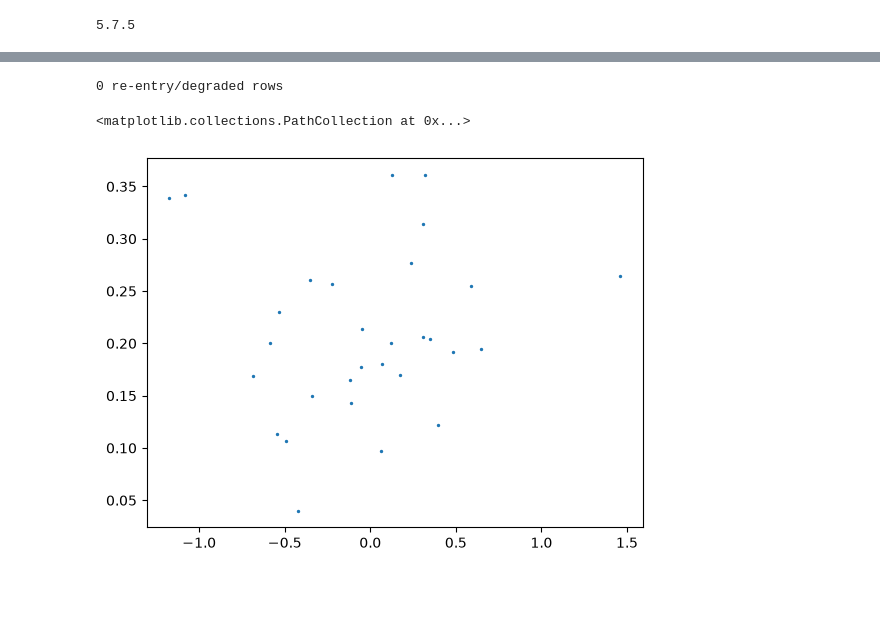
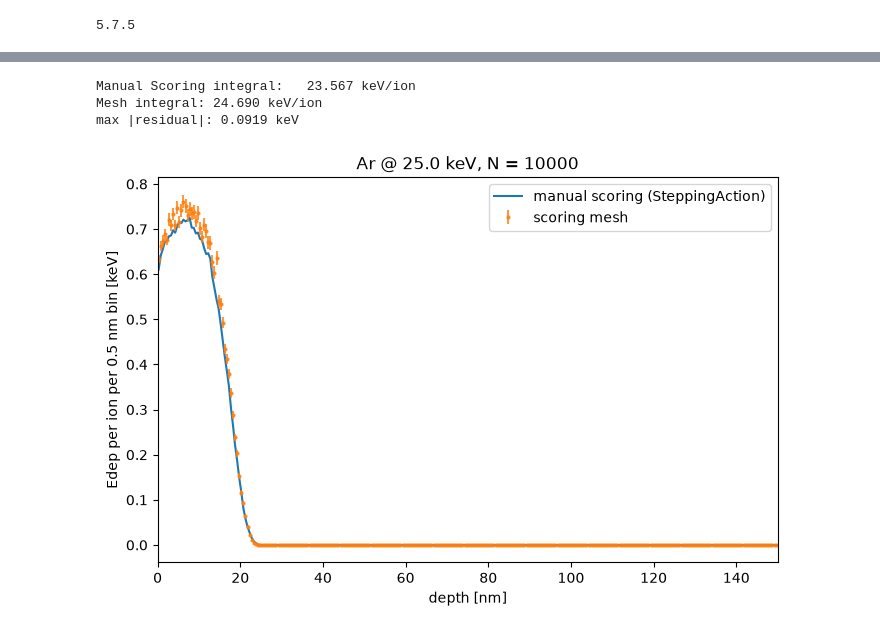
Before and after one commit to Abdul-Nosirrom/KACST_AmorphousCarbonStudy_Geant4, a Jupyter notebook: analysis/edep_analysis.ipynb, the cells around one changed output, grey strips where cells are left out. Drawn from its saved outputs; the diff is of its cells as text; code cells hidden in the pictures; blank space fills up the shorter version.

```diff
--- a/analysis/edep_analysis.ipynb
+++ b/analysis/edep_analysis.ipynb
@@ -20,10 +23,9 @@ Text(0, 0.5, 'Edep per ion per 0.5 nm bin [keV]')
 # %%
-# Beam scatter + phase space
-b = f["beam"].arrays(library="np")
-print(b["x"].size);
-fig, ax = plt.subplots(1, 2, figsize=(10,4))
-ax[0].scatter(b["x"], b["y"], s=2);  ax[0].set(xlabel="x [mm]", ylabel="y [mm]", title="spot")
-ax[1].scatter(b["x"], b["xp"], s=2); ax[1].set(xlabel="x [mm]", ylabel="x' [mrad]", title="x phase space")
-plt.show()
-
-# do gaussian fit & energy distribution
+# ---------- Mesh CSV ----------
+d = np.loadtxt("../edep_mesh.csv", delimiter=",", comments="#")
+# columns: iX, iY, depth, total(value)[keV], total(val^2), entries
+depth    = d[:, 2].astype(int)
+mesh_keV = d[:, 3] / N                               # already keV; per ion
+order    = np.argsort(depth)                        # guarantee depth order
+depth, mesh_keV = depth[order], mesh_keV[order]
+mesh_z   = (depth + 0.5) * 0.5                       # voxel centers in nm (0.5 nm voxels)
@@ -33,10 +32,29 @@ plt.show()
 # %%
-# test hard back-scattering, volume re-entry so check only for particles where E = Ebeam, significantly less -> back-scattered
-import numpy as np
-m = b["E"] > 20.0     # keV; generous first-entry gate
-print(len(b["E"]) - m.sum(), "re-entry/degraded rows")
-plt.scatter(b["x"][m], b["xp"][m]*1e3, s=2)
+# Per-voxel statistical error from the val^2 column
+sum_v  = d[:, 3][order]
+sum_v2 = d[:, 4][order]
+n_ent  = d[:, 5][order]
+with np.errstate(invalid="ignore", divide="ignore"):
+    sigma = np.sqrt(np.maximum(sum_v2 - sum_v**2 / np.maximum(n_ent, 1), 0)) / N
-# %% [output]
-0 re-entry/degraded rows
-<matplotlib.collections.PathCollection at 0x...>
-[figure, removed]
+# %%
+# ---------- Overlay ----------
+fig, ax = plt.subplots(figsize=(8, 5))
+ax.plot(centers, dEdep_keV, label="manual scoring (SteppingAction)", color="C0")
+ax.errorbar(mesh_z, mesh_keV, yerr=sigma, fmt=".", ms=4, color="C1",
+            label="scoring mesh", alpha=0.8)
+ax.set_xlabel("depth [nm]")
+ax.set_ylabel("Edep per ion per 0.5 nm bin [keV]")
+ax.set_xlim(0, 150)
+ax.legend()
+ax.set_title(f"Ar @ {b['E'][m].mean():.1f} keV, N = {N}")
+
+# ---------- The quantitative verdict ----------
+print(f"Manual Scoring integral:   {dEdep_keV.sum():.3f} keV/ion")
+print(f"Mesh integral: {mesh_keV.sum():.3f} keV/ion")
+resid = (dEdep_keV - mesh_keV)
+print(f"max |residual|: {np.abs(resid).max():.4f} keV")
+# %% [output]
+Manual Scoring integral:   23.567 keV/ion
+Mesh integral: 24.690 keV/ion
+max |residual|: 0.0919 keV
+[figure, added]
```
Also changed, not shown: parts of 14 cells of this notebook, 5 other files.
